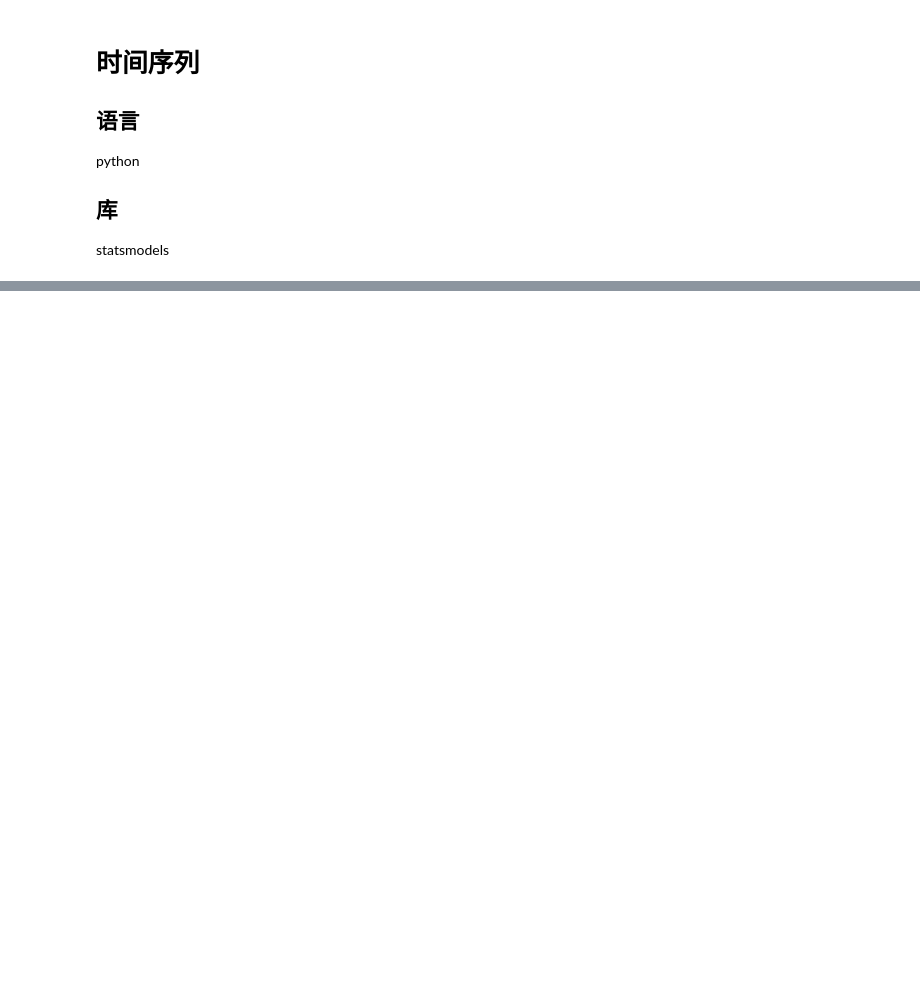
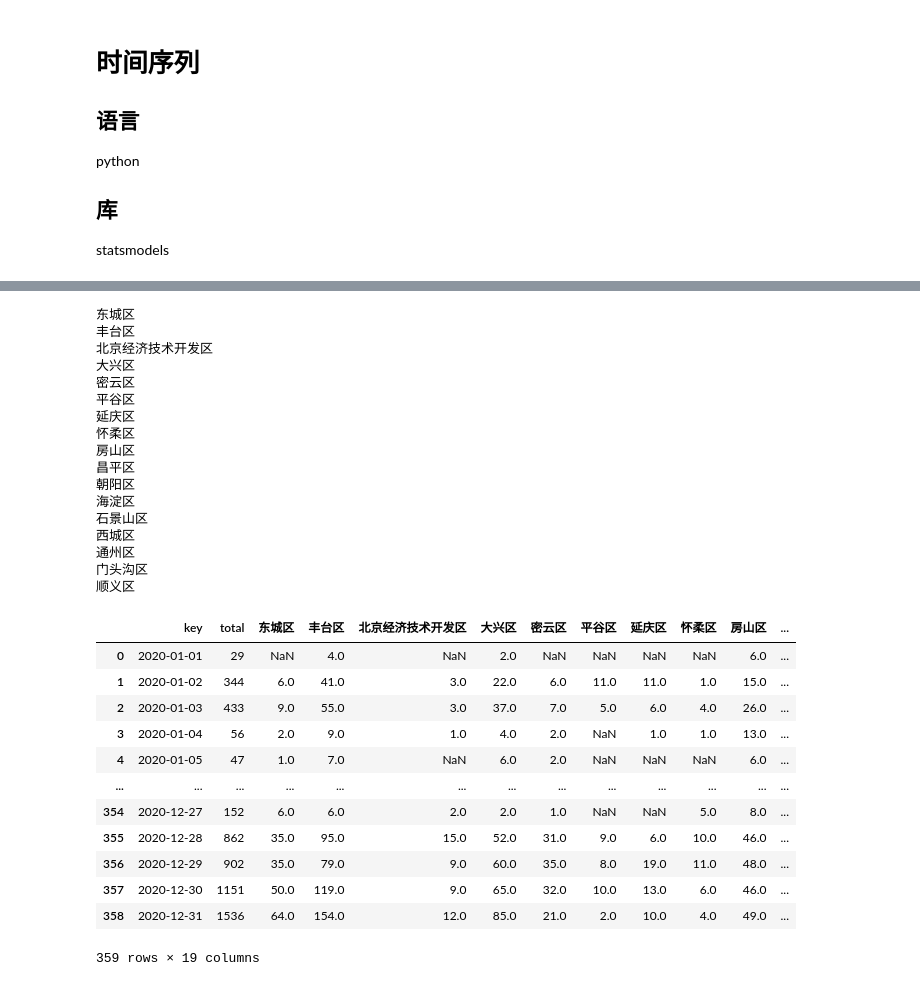
Before and after one commit to thales-ucas/realty, a Jupyter notebook: arma.ipynb, the cells around one changed output, grey strips where cells are left out. Drawn from its saved outputs; the diff is of its cells as text; code cells hidden in the pictures; blank space fills up the shorter version.

```diff
--- a/arma.ipynb
+++ b/arma.ipynb
@@ -42,0 +72,44 @@ for n in range(12):
+# %%
+import copy
+zones = df.groupby(['所在区县'])
+alldf = copy.deepcopy(totaldf)
+for name, group in zones:
+    z = group.groupby('成交时间').agg({'成交单价': 'count'})
+    zonedf = pd.DataFrame({ 'key': list(z.index), name: list(z.values[:, 0]) })
+    alldf = pd.merge(alldf, zonedf, on='key', how='left')
+    # alldf.join(zonedf.set_index('key'), on='key')
+    # print(alldf.set_index('key').join(zonedf.set_index('key')))
+    # alldf.join(zonedf)
+    # print(zonedf)
+alldf
+# %% [output]
+东城区
+丰台区
+北京经济技术开发区
+大兴区
+密云区
+平谷区
+延庆区
+怀柔区
+房山区
+昌平区
+朝阳区
+海淀区
+石景山区
+西城区
+通州区
+门头沟区
+顺义区
+|  | key | total | 东城区 | 丰台区 | 北京经济技术开发区 | 大兴区 | 密云区 | 平谷区 | 延庆区 | 怀柔区 | 房山区 | ... |
+| 0 | 2020-01-01 | 29 | NaN | 4.0 | NaN | 2.0 | NaN | NaN | NaN | NaN | 6.0 | ... |
+| 1 | 2020-01-02 | 344 | 6.0 | 41.0 | 3.0 | 22.0 | 6.0 | 11.0 | 11.0 | 1.0 | 15.0 | ... |
+| 2 | 2020-01-03 | 433 | 9.0 | 55.0 | 3.0 | 37.0 | 7.0 | 5.0 | 6.0 | 4.0 | 26.0 | ... |
+| 3 | 2020-01-04 | 56 | 2.0 | 9.0 | 1.0 | 4.0 | 2.0 | NaN | 1.0 | 1.0 | 13.0 | ... |
+| 4 | 2020-01-05 | 47 | 1.0 | 7.0 | NaN | 6.0 | 2.0 | NaN | NaN | NaN | 6.0 | ... |
+| ... | ... | ... | ... | ... | ... | ... | ... | ... | ... | ... | ... | ... |
+| 354 | 2020-12-27 | 152 | 6.0 | 6.0 | 2.0 | 2.0 | 1.0 | NaN | NaN | 5.0 | 8.0 | ... |
+| 355 | 2020-12-28 | 862 | 35.0 | 95.0 | 15.0 | 52.0 | 31.0 | 9.0 | 6.0 | 10.0 | 46.0 | ... |
+| 356 | 2020-12-29 | 902 | 35.0 | 79.0 | 9.0 | 60.0 | 35.0 | 8.0 | 19.0 | 11.0 | 48.0 | ... |
+| 357 | 2020-12-30 | 1151 | 50.0 | 119.0 | 9.0 | 65.0 | 32.0 | 10.0 | 13.0 | 6.0 | 46.0 | ... |
+| 358 | 2020-12-31 | 1536 | 64.0 | 154.0 | 12.0 | 85.0 | 21.0 | 2.0 | 10.0 | 4.0 | 49.0 | ... |
+359 rows × 19 columns
```
Also changed, not shown: parts of 11 cells of this notebook, 2 other files.
